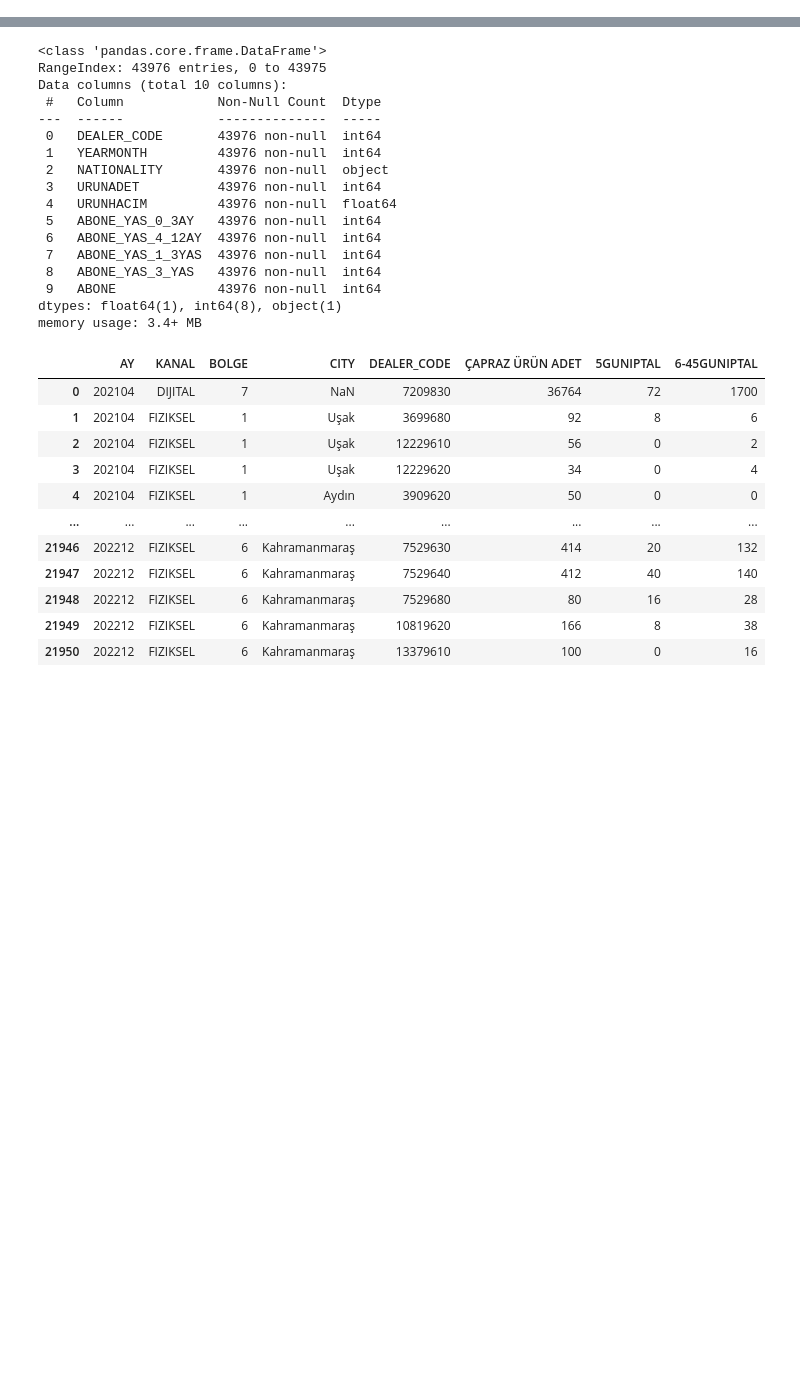
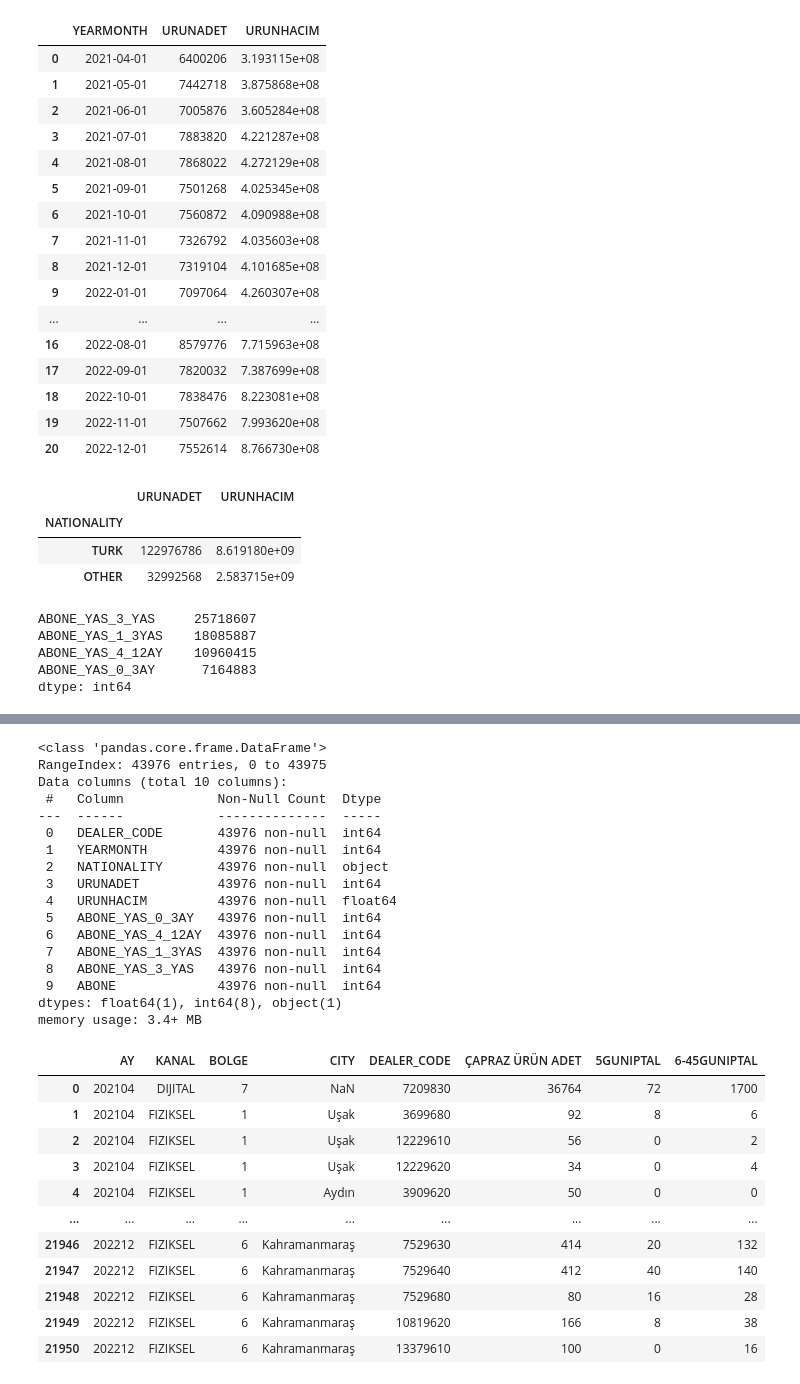
Before and after one commit to keskinyasir/Sales_Performance_Application, a Jupyter notebook: Sales_Perfromance_App_Test.ipynb, the cells around one changed output, grey strips where cells are left out. Drawn from its saved outputs; the diff is of its cells as text; code cells hidden in the pictures; blank space fills up the shorter version.

```diff
--- a/Sales_Perfromance_App_Test.ipynb
+++ b/Sales_Perfromance_App_Test.ipynb
@@ -11,3 +11,54 @@ excel_file="CASE_SATIS_2021-22.xlsx"
 df_sales = pd.read_excel(excel_file, sheet_name="SATIŞ")
 df_cross = pd.read_excel(excel_file, sheet_name="ÇAPRAZ SATIŞ")
 df_demo = pd.read_excel(excel_file, sheet_name="ILCE DEMOGRAFI")
+# %%
+
+# 1. Veriyi yükle
+# 2. Tarih sütununu datetime'a çevir
+df_sales['YEARMONTH'] = pd.to_datetime(df_sales['YEARMONTH'].astype(str), format='%Y%m')
+# 3. Aylık toplam satış adedi ve tutarı
+monthly = df_sales.groupby('YEARMONTH')[['URUNADET','URUNHACIM']].sum().reset_index()
+# 4. Uyruk bazlı performans
+nationality = df_sales.groupby('NATIONALITY')[['URUNADET','URUNHACIM']].sum().sort_values('URUNHACIM', ascending=False)
+# 5. Abonelik yaşı segmentleri
+segments = df_sales[['ABONE_YAS_0_3AY','ABONE_YAS_4_12AY','ABONE_YAS_1_3YAS','ABONE_YAS_3_YAS']].sum().sort_values(ascending=False)
+# 6. Şube bazlı toplam
+branches = df_sales.groupby('DEALER_CODE')[['URUNADET','URUNHACIM']].sum()
+branches = branches.sort_values('URUNHACIM', ascending=False)
+# 7. Alt performanslı şubeleri seç (alt %10)
+low_perf = branches[branches['URUNADET'] <= branches['URUNADET'].quantile(0.1)]
+# %%
+monthly
+# %% [output]
+|  | YEARMONTH | URUNADET | URUNHACIM |
+| 0 | 2021-04-01 | 6400206 | 3.193115e+08 |
+| 1 | 2021-05-01 | 7442718 | 3.875868e+08 |
+| 2 | 2021-06-01 | 7005876 | 3.605284e+08 |
+| 3 | 2021-07-01 | 7883820 | 4.221287e+08 |
+| 4 | 2021-08-01 | 7868022 | 4.272129e+08 |
+| 5 | 2021-09-01 | 7501268 | 4.025345e+08 |
+| 6 | 2021-10-01 | 7560872 | 4.090988e+08 |
+| 7 | 2021-11-01 | 7326792 | 4.035603e+08 |
+| 8 | 2021-12-01 | 7319104 | 4.101685e+08 |
+| 9 | 2022-01-01 | 7097064 | 4.260307e+08 |
+| ... | ... | ... | ... |
+| 16 | 2022-08-01 | 8579776 | 7.715963e+08 |
+| 17 | 2022-09-01 | 7820032 | 7.387699e+08 |
+| 18 | 2022-10-01 | 7838476 | 8.223081e+08 |
+| 19 | 2022-11-01 | 7507662 | 7.993620e+08 |
+| 20 | 2022-12-01 | 7552614 | 8.766730e+08 |
+# %%
+nationality
+# %% [output]
+|  | URUNADET | URUNHACIM |
+| NATIONALITY |  |  |
+| TURK | 122976786 | 8.619180e+09 |
+| OTHER | 32992568 | 2.583715e+09 |
+# %%
+segments
+# %% [output]
+ABONE_YAS_3_YAS     25718607
+ABONE_YAS_1_3YAS    18085887
+ABONE_YAS_4_12AY    10960415
+ABONE_YAS_0_3AY      7164883
+dtype: int64
```
Also changed, not shown: parts of 2 cells of this notebook, 1 other file.
